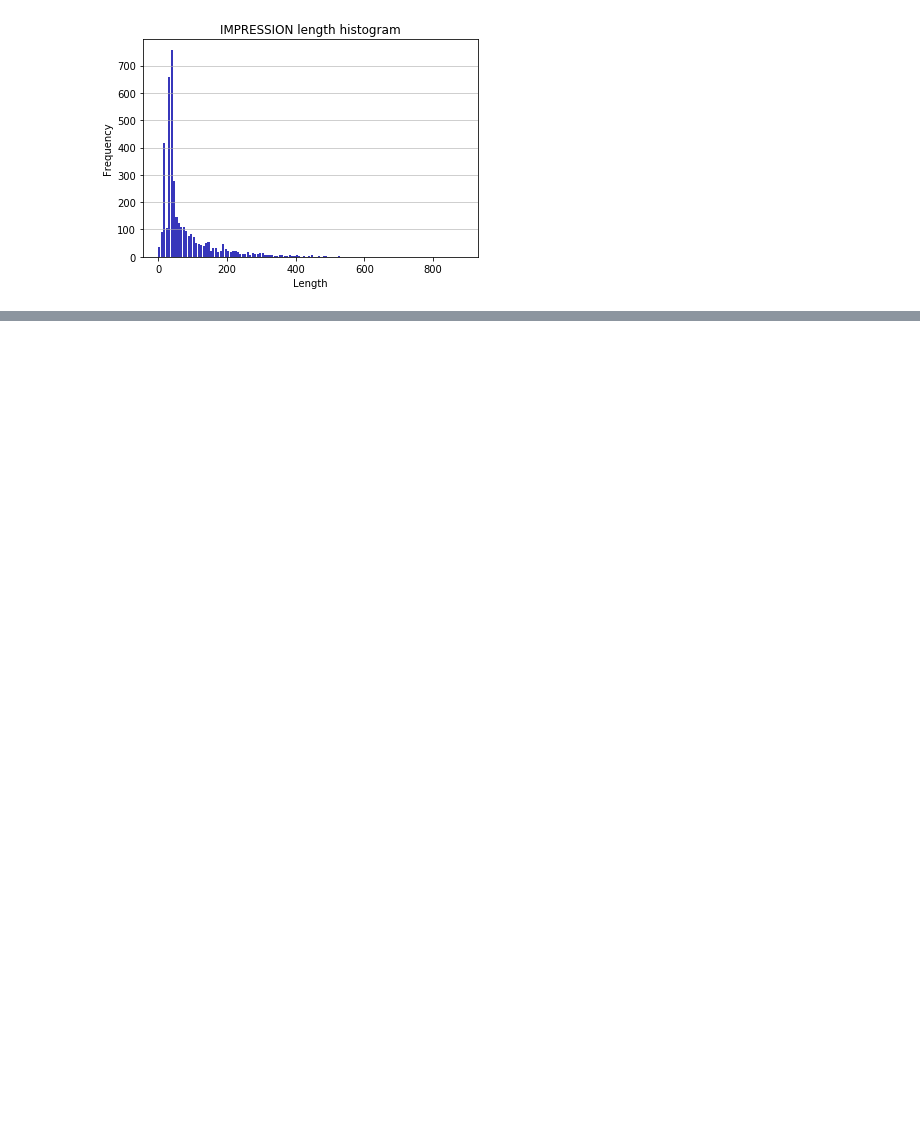
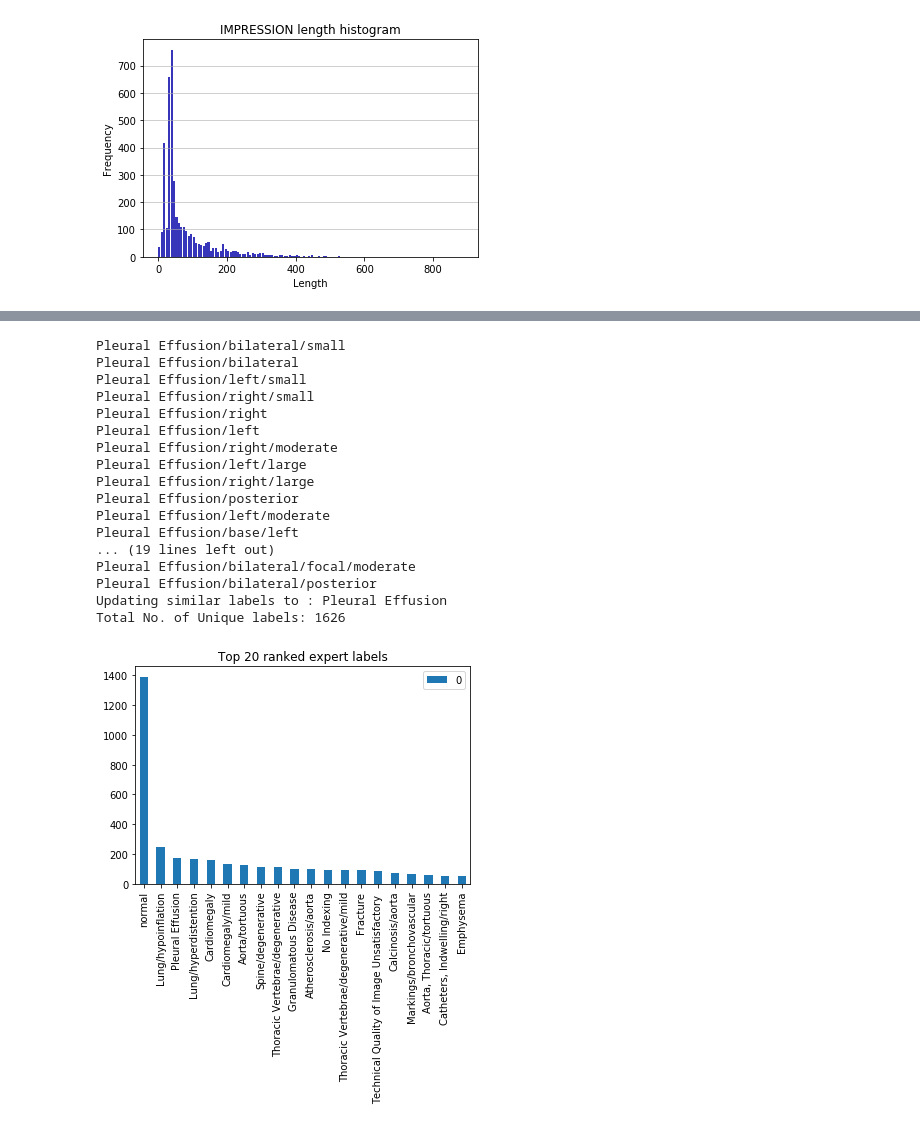
Before and after one commit to fatemerhmi/MTLV, a Jupyter notebook: OpenI_dataset_stats.ipynb, the cells around one changed output, grey strips where cells are left out. Drawn from its saved outputs; the diff is of its cells as text; code cells hidden in the pictures; blank space fills up the shorter version.

```diff
--- a/OpenI_dataset_stats.ipynb
+++ b/OpenI_dataset_stats.ipynb
@@ -238,0 +423,24 @@ df.plot(kind='bar', title = "Top 20 ranked expert labels")
+# %%
+disorder = "Pleural Effusion"
+similar_disorders = find_similar_disorders(disorder, unique_labels)
+update_labels(similar_disorders, disorder)
+unique_labels = plot_Barchart_top_n_labels(20)
+# %% [output]
+Pleural Effusion/bilateral/small
+Pleural Effusion/bilateral
+Pleural Effusion/left/small
+Pleural Effusion/right/small
+Pleural Effusion/right
+Pleural Effusion/left
+Pleural Effusion/right/moderate
+Pleural Effusion/left/large
+Pleural Effusion/right/large
+Pleural Effusion/posterior
+Pleural Effusion/left/moderate
+Pleural Effusion/base/left
+... (19 lines left out)
+Pleural Effusion/bilateral/focal/moderate
+Pleural Effusion/bilateral/posterior
+Updating similar labels to : Pleural Effusion
+Total No. of Unique labels: 1626
+[figure, added]
```
Also changed, not shown: parts of 25 cells of this notebook.
